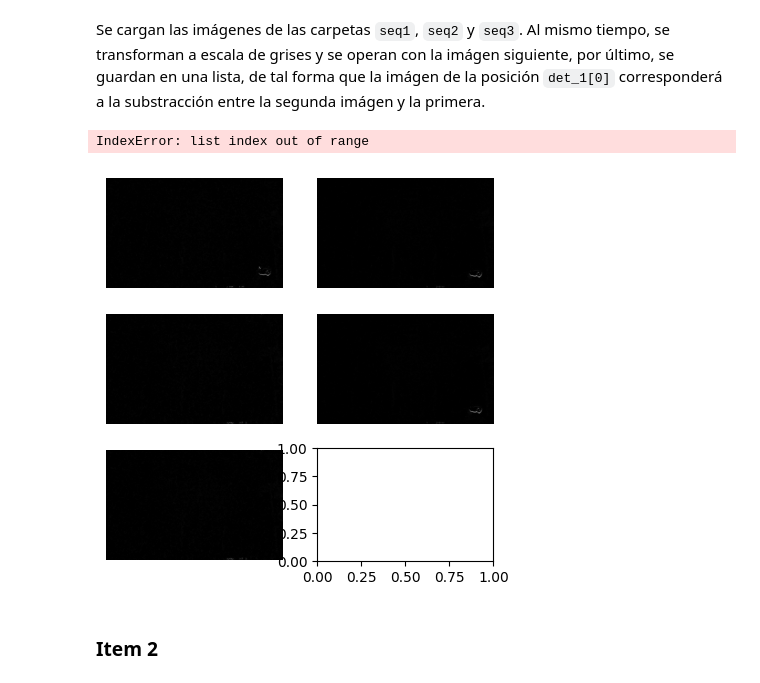
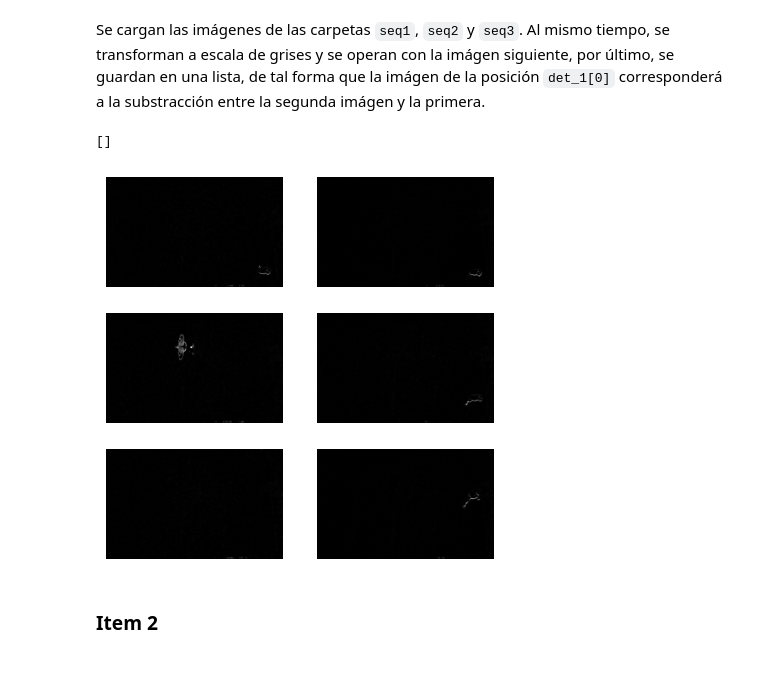
Before and after one commit to leslieecv/EL5206-Labs, a Jupyter notebook: Lab3/Lab3.ipynb, the cells around one changed output. Cells and saved outputs as stored; diff of their text form; code cells hidden in the pictures.

```diff
--- a/Lab3/Lab3.ipynb
+++ b/Lab3/Lab3.ipynb
@@ -61,24 +61,24 @@ for k in range(1,175):
 # %%
 fig, axs = plt.subplots(3, 2, figsize =(5, 5))
 axs[0, 0].imshow(det_1[253], cmap="gray")
 axs[0, 0].axis("off")
 axs[0, 1].imshow(det_1[256], cmap="gray")
 axs[0, 1].axis("off")
 
-axs[1, 0].imshow(det_2[5], cmap="gray")
+axs[1, 0].imshow(det_2[13], cmap="gray")
 axs[1, 0].axis("off")
-axs[1, 1].imshow(det_2[256], cmap="gray")
+axs[1, 1].imshow(det_2[240], cmap="gray")
 axs[1, 1].axis("off")
 
 axs[2, 0].imshow(det_3[5], cmap="gray")
 axs[2, 0].axis("off")
-axs[2, 1].imshow(det_3[256], cmap="gray")
+axs[2, 1].imshow(det_3[170], cmap="gray")
 axs[2, 1].axis("off")
 
 plt.plot()
 # %% [output]
-IndexError: list index out of range
+[]
-[figure, old version]
+[figure, new version]
 # %% [markdown]
 ### Item 2
 # %%
```
Also changed, not shown: parts of 14 cells of this notebook, 3 other files.
